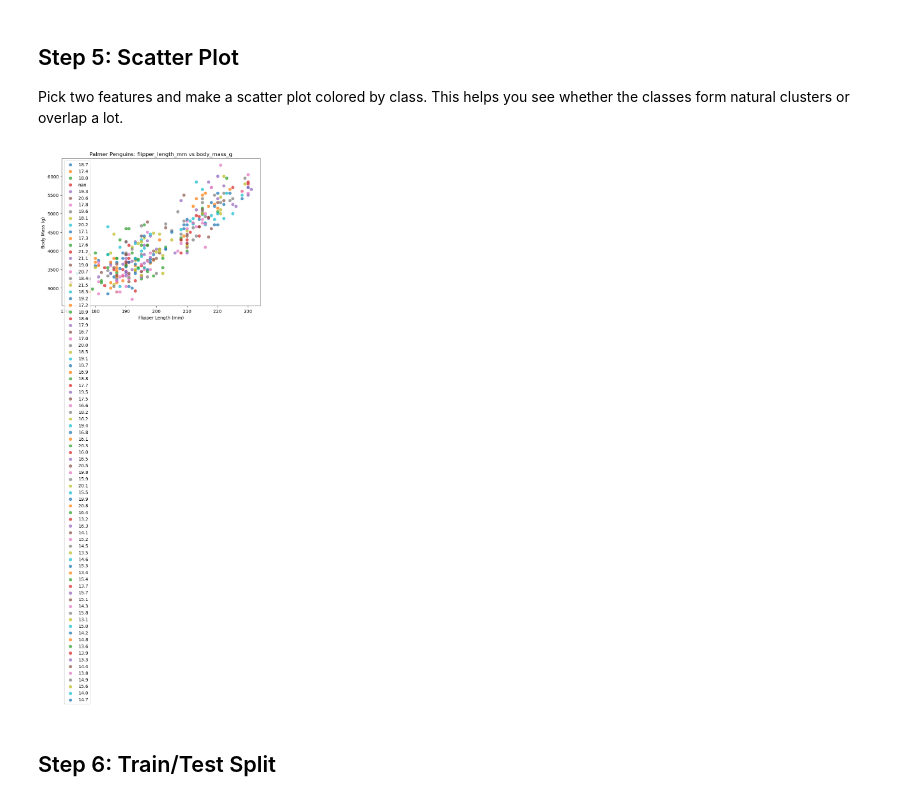
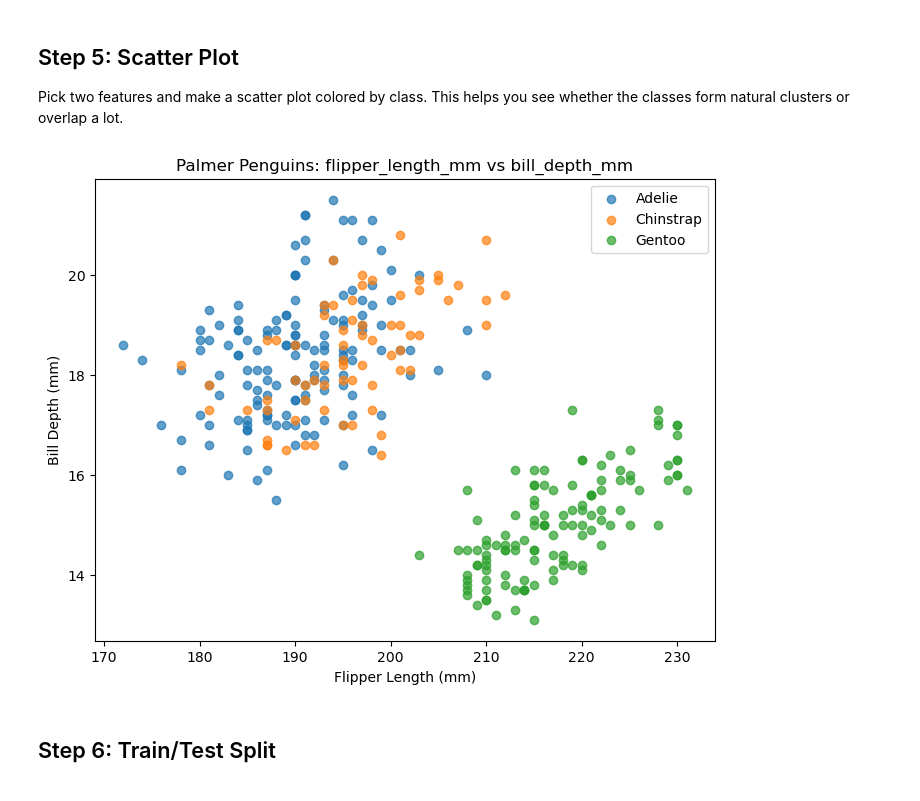
Before and after one commit to MC-DKAR17/python, a Jupyter notebook: Exam_Prep/Danielius Dovydas Karalius - assignment_DecisionTrees.ipynb, the cells around one changed output. Drawn from its saved outputs; the diff is of its cells as text; code cells hidden in the pictures.

Commit message:
fixed_penguin

```diff
--- a/Exam_Prep/Danielius Dovydas Karalius - assignment_DecisionTrees.ipynb
+++ b/Exam_Prep/Danielius Dovydas Karalius - assignment_DecisionTrees.ipynb
@@ -216,12 +216,11 @@ Drop any non-numeric columns (text columns like 'island', 'sex', etc.) since the
 # %%
 # Drop non-numeric columns if needed
 # Set up X (features) and y (target)
-# --- DROP NON-NUMERIC COLUMNS (if needed) ---
 df = df.drop(columns=['island', 'sex'])   # drop text columns
 
 # --- SET UP X AND y ---
-X = df.drop('bill_length_mm', axis=1) # features (all columns except target)
-y = df['bill_depth_mm']  # target variable
+X = df.drop('species', axis=1)
+y = df['species']
 # %% [markdown]
 ## Step 5: Scatter Plot
 
@@ -229,17 +228,17 @@ Pick two features and make a scatter plot colored by class. This helps you see w
 # %%
 # Scatter plot: pick two interesting features, color by class
 plt.figure(figsize=(8, 6))
 for className in y.unique():
     mask = y == className
-    plt.scatter(X.loc[mask, 'flipper_length_mm'], X.loc[mask, 'body_mass_g'],
+    plt.scatter(X.loc[mask, 'flipper_length_mm'], X.loc[mask, 'bill_depth_mm'],
                 label=className, alpha=0.7)
 plt.xlabel('Flipper Length (mm)')
-plt.ylabel('Body Mass (g)')
-plt.title('Palmer Penguins: flipper_length_mm vs body_mass_g')
+plt.ylabel('Bill Depth (mm)')
+plt.title('Palmer Penguins: flipper_length_mm vs bill_depth_mm')
 plt.legend()
 plt.show()
 # %% [output]
-[figure, old version]
+[figure, new version]
 # %% [markdown]
 ## Step 6: Train/Test Split
 # %%
```
Also changed, not shown: parts of 11 cells of this notebook.
